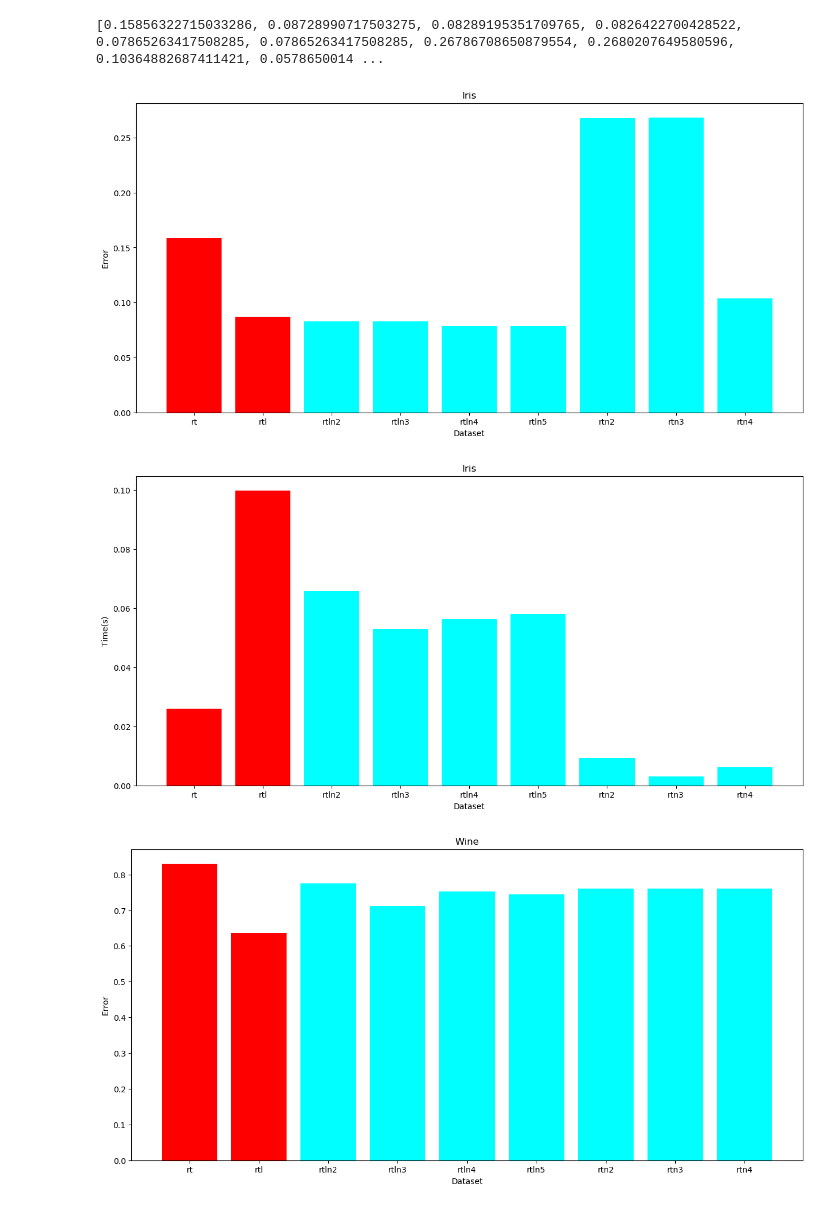
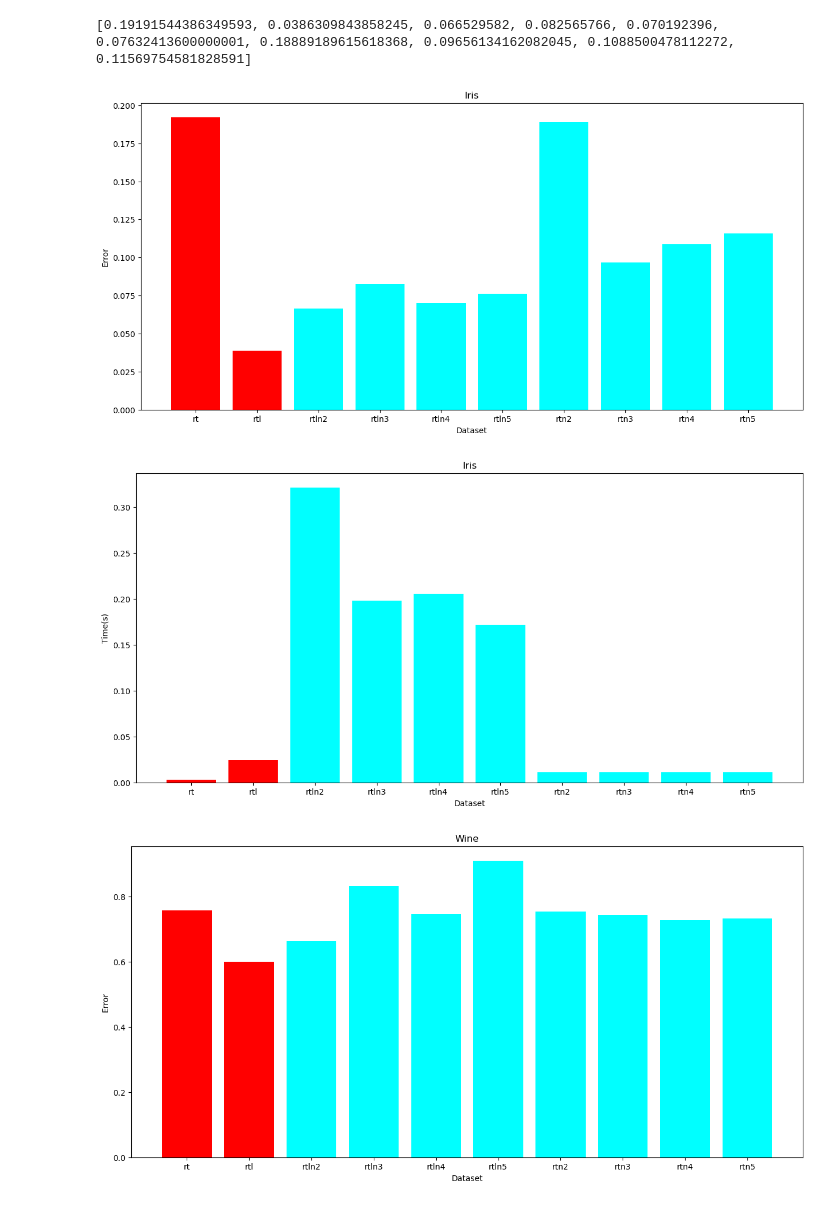
Before and after one commit to banpeter/NBRT, a Jupyter notebook: results.ipynb, the cells around one changed output. Drawn from its saved outputs; the diff is of its cells as text; code cells hidden in the pictures.

```diff
--- a/results.ipynb
+++ b/results.ipynb
@@ -15,7 +15,7 @@ dataset_names = ["Blob","iris","wine","house_price"]
 #Execution time
 times = []
 
-with open("DataSets/times_rt.csv","r") as file:
+with open("Results/times_rt.csv","r") as file:
     t = []
     tmp = []
     for row in file:
@@ -28,7 +28,7 @@ with open("DataSets/times_rt.csv","r") as file:
 
 
 
-with open("DataSets/times_rtl.csv","r") as file:
+with open("Results/times_rtl.csv","r") as file:
     t = []
     tmp = []
     for row in file:
@@ -39,7 +39,7 @@ with open("DataSets/times_rtl.csv","r") as file:
     times.append(tmp)
     #print(times)
 
-with open("DataSets/times_rtln.csv","r") as file:
+with open("Results/times_rtln.csv","r") as file:
     t = []
     tmp = []
     temp = []
@@ -61,7 +61,7 @@ with open("DataSets/times_rtln.csv","r") as file:
 
 
 
-with open("DataSets/times_rtn.csv","r") as file:
+with open("Results/times_rtn.csv","r") as file:
     t = []
     tmp = []
     temp = []
@@ -113,14 +113,14 @@ with open("DataSets/times_rtn.csv","r") as file:
 # %%
 #Sum of difference between the test and predicted data
 diff = []
-with open("DataSets/difference_rt.csv","r") as file:
+with open("Results/difference_rt.csv","r") as file:
     d = []
     for row in file:
         #print(row)
         d.append(float(row))
     diff.append(d)
 
-with open("DataSets/difference_rtl.csv","r") as file:
+with open("Results/difference_rtl.csv","r") as file:
     d = []
     for row in file:
         #print(row)
@@ -129,7 +129,7 @@ with open("DataSets/difference_rtl.csv","r") as file:
 
 
 
-with open("DataSets/difference_rtln.csv","r") as file:
+with open("Results/difference_rtln.csv","r") as file:
     d = []
     tmp = []
     temp = []
@@ -151,7 +151,7 @@ with open("DataSets/difference_rtln.csv","r") as file:
 
 
 
-with open("DataSets/difference_rtn.csv","r") as file:
+with open("Results/difference_rtn.csv","r") as file:
     d = []
     tmp = []
     temp = []
@@ -249,7 +249,7 @@ for i in diff[2:]:
 
 print(data)
 #plt.bar(["rt","rtl","rtln2","rtln3","rtln4","rtln5","rtn2","rtn3","rtn4","rtn4","rtlni2","rtlni3","rtlni4","rtlni5"],data,color=['red', 'red', 'cyan', 'cyan', 'cyan','cyan', 'cyan', 'cyan', 'cyan', 'cyan','cyan', 'cyan','cyan','cyan'])
-plt.bar(["rt","rtl","rtln2","rtln3","rtln4","rtln5","rtn2","rtn3","rtn4","rtn4"],data,color=['red', 'red', 'cyan', 'cyan', 'cyan','cyan', 'cyan', 'cyan', 'cyan', 'cyan'])
+plt.bar(["rt","rtl","rtln2","rtln3","rtln4","rtln5","rtn2","rtn3","rtn4","rtn5"],data,color=['red', 'red', 'cyan', 'cyan', 'cyan','cyan', 'cyan', 'cyan', 'cyan', 'cyan'])
 plt.savefig('D:\egyetem\I.kutatás\iris_error.png')
 #plt.legend(["Testing data" , "Predicted value"])
 
@@ -259,8 +259,8 @@ plt.title("Iris")
 
 plt.show()
 # %% [output]
-[0.15856322715033286, 0.08728990717503275, 0.08289195351709765, 0.0826422700428522, 0.07865263417508285, 0.07865263417508285, 0.26786708650879554, 0.2680207649580596, 0.10364882687411421, 0.0578650014 ...
+[0.19191544386349593, 0.0386309843858245, 0.066529582, 0.082565766, 0.070192396, 0.07632413600000001, 0.18889189615618368, 0.09656134162082045, 0.1088500478112272, 0.11569754581828591]
-[figure, old version]
+[figure, new version]
 # %%
 plt.rcParams["figure.figsize"] = (15,7)
 
@@ -275,7 +275,7 @@ for i in times[2:]:
 
 #print(house_data)
 #plt.bar(["rt","rtl","rtln2","rtln3","rtln4","rtln5","rtn2","rtn3","rtn4","rtn4","rtlni2","rtlni3","rtlni4","rtlni5"],data,color=['red', 'red', 'cyan', 'cyan', 'cyan','cyan', 'cyan', 'cyan', 'cyan', 'cyan','cyan', 'cyan','cyan','cyan'])
-plt.bar(["rt","rtl","rtln2","rtln3","rtln4","rtln5","rtn2","rtn3","rtn4","rtn4"],data,color=['red', 'red', 'cyan', 'cyan', 'cyan','cyan', 'cyan', 'cyan', 'cyan', 'cyan'])
+plt.bar(["rt","rtl","rtln2","rtln3","rtln4","rtln5","rtn2","rtn3","rtn4","rtn5"],data,color=['red', 'red', 'cyan', 'cyan', 'cyan','cyan', 'cyan', 'cyan', 'cyan', 'cyan'])
 plt.savefig('D:\egyetem\I.kutatás\iris_time.png')
 
 
@@ -285,30 +285,30 @@ plt.title("Iris")
 
 plt.show()
 # %% [output]
-[figure, old version]
+[figure, new version]
 # %%
 plt.rcParams["figure.figsize"] = (15,7)
 
 data = [diff[0][2],diff[1][2]]
 
 
 for i in diff[2:]:
     for j in i[2]:
         data.append(j)
 
 
 #plt.bar(["rt","rtl","rtln2","rtln3","rtln4","rtln5","rtn2","rtn3","rtn4","rtn4","rtlni2","rtlni3","rtlni4","rtlni5"],data,color=['red', 'red', 'cyan', 'cyan', 'cyan','cyan', 'cyan', 'cyan', 'cyan', 'cyan','cyan', 'cyan','cyan','cyan'])
-plt.bar(["rt","rtl","rtln2","rtln3","rtln4","rtln5","rtn2","rtn3","rtn4","rtn4"],data,color=['red', 'red', 'cyan', 'cyan', 'cyan','cyan', 'cyan', 'cyan', 'cyan', 'cyan'])
+plt.bar(["rt","rtl","rtln2","rtln3","rtln4","rtln5","rtn2","rtn3","rtn4","rtn5"],data,color=['red', 'red', 'cyan', 'cyan', 'cyan','cyan', 'cyan', 'cyan', 'cyan', 'cyan'])
 plt.savefig('D:\egyetem\I.kutatás\wine_error.png')
 #plt.legend(["Testing data" , "Predicted value"])
 
 plt.xlabel("Dataset")
 plt.ylabel("Error")
 plt.title("Wine")
 
 plt.show()
 # %% [output]
-[figure, old version]
+[figure, new version]
 # %%
 plt.rcParams["figure.figsize"] = (15,7)
 
```
Also changed, not shown: parts of 7 cells of this notebook, 19 other files.
